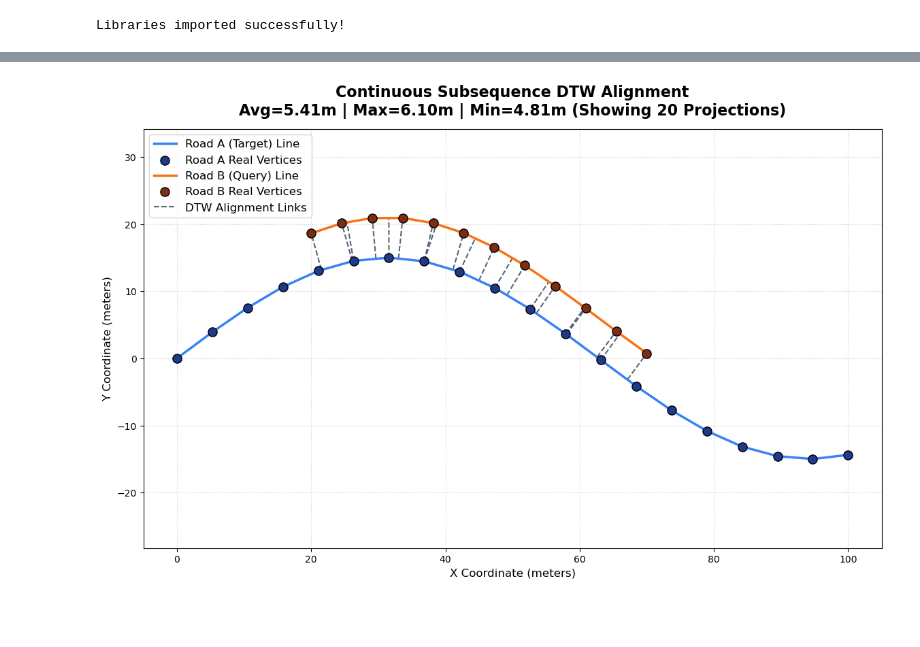
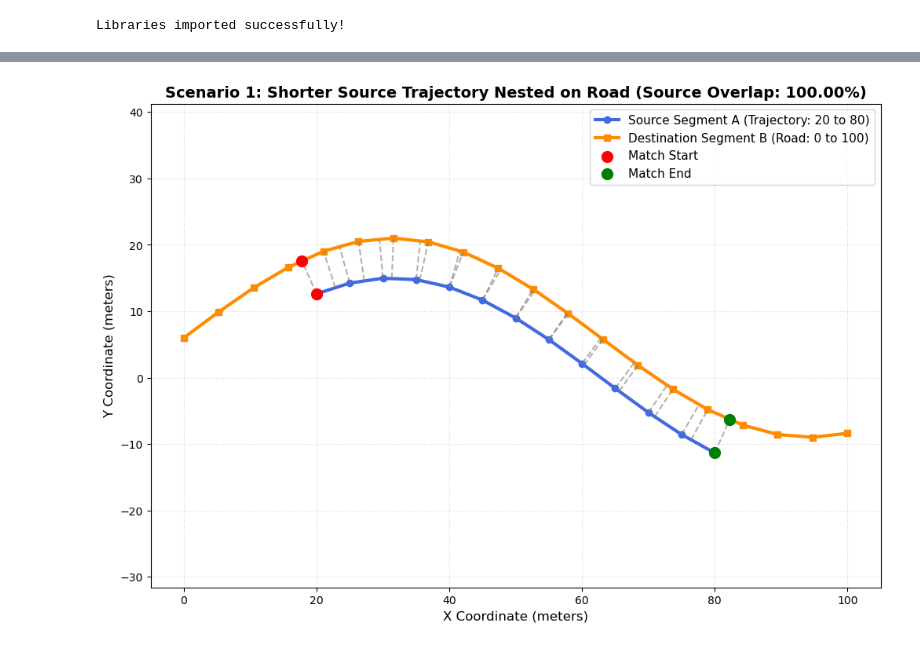
Before and after one commit to Khoshkhah/network-matching, a Jupyter notebook: notebooks/dtw_visualization.ipynb, the cells around one changed output, grey strips where cells are left out. Drawn from its saved outputs; the diff is of its cells as text; code cells hidden in the pictures; blank space fills up the shorter version.

Commit message:
feat(dtw): implement progressive overlap-based DP DTW without length swapping and update interactive visualizer notebook

```diff
--- a/notebooks/dtw_visualization.ipynb
+++ b/notebooks/dtw_visualization.ipynb
@@ -30,14 +31,14 @@ We simulate a common real-world split geometry:
 # %%
-# Generate Curve A (Long Target Road - 100 meters long)
-x_a = np.linspace(0, 100, 20)
+# Generate Source Segment A (Trajectory: shorter curved road, spanning X=20 to X=80)
+x_a = np.linspace(20, 80, 13)
 y_a = 15.0 * np.sin(x_a / 20.0)
 coords_a = list(zip(x_a, y_a))
 
-# Generate Curve B (Short Query Road - parallel but shifted up by 6 meters, spanning X=20 to X=70)
-x_b = np.linspace(20, 70, 12)
+# Generate Destination Segment B (Road: longer curved road, spanning X=0 to X=100, shifted by 6m)
+x_b = np.linspace(0, 100, 20)
 y_b = (15.0 * np.sin(x_b / 20.0)) + 6.0
 coords_b = list(zip(x_b, y_b))
 
-print(f"Road A (Target) has {len(coords_a)} vertices.")
-print(f"Road B (Query) has {len(coords_b)} vertices.")
+print(f"Source Segment A (Trajectory) has {len(coords_a)} nodes (length: ~60m).")
+print(f"Destination Segment B (Road) has {len(coords_b)} nodes (length: ~100m).")
 # %% [output]
@@ -80,32 +62,26 @@ You will observe:
-# %%
-plt.figure(figsize=(14, 8))
-
-# 1. Plot Road A (Target) Line and Real Vertices
-real_a = np.array(coords_a)
-plt.plot(real_a[:, 0], real_a[:, 1], color='#3b82f6', linewidth=2.5, label='Road A (Target) Line', zorder=2)
-plt.scatter(real_a[:, 0], real_a[:, 1], color='#1e3a8a', s=90, edgecolors='black', label='Road A Real Vertices', zorder=4) # Dark Blue
-
-# 2. Plot Road B (Query) Line and Real Vertices
-real_b = np.array(coords_b)
-plt.plot(real_b[:, 0], real_b[:, 1], color='#f97316', linewidth=2.5, label='Road B (Query) Line', zorder=2)
-plt.scatter(real_b[:, 0], real_b[:, 1], color='#7c2d12', s=90, edgecolors='black', label='Road B Real Vertices', zorder=4) # Dark Orange
-
-# 3. Draw the warping path alignment links directly from the coordinate pairs!
-for k, (pt_a, pt_b) in enumerate(warping_path):
-    label = "DTW Alignment Links" if k == 0 else ""
-    plt.plot([pt_a[0], pt_b[0]], [pt_a[1], pt_b[1]],
-             color='#475569', linestyle='--', linewidth=1.5, alpha=0.9, label=label, zorder=1)
-
-# 4. Add styling and labels
-plt.title(f"Continuous Subsequence DTW Alignment\nAvg={dtw_dist:.2f}m | Max={dtw_metrics['max']:.2f}m | Min={dtw_metrics['min']:.2f}m (Showing {len(warping_path)} Projections)",
-          fontsize=16, fontweight='bold', pad=15)
-plt.xlabel("X Coordinate (meters)", fontsize=12)
-plt.ylabel("Y Coordinate (meters)", fontsize=12)
-plt.grid(True, linestyle=':', alpha=0.6)
-plt.legend(fontsize=12, loc='upper left')
-plt.axis('equal')
-
-# Show the plot
-plt.show()
-# %% [output]
-[figure, removed]
+# %%
+plt.figure(figsize=(12, 8))
+
+# Plot segments
+x_vals_a, y_vals_a = zip(*coords_a)
+x_vals_b, y_vals_b = zip(*coords_b)
+plt.plot(x_vals_a, y_vals_a, label="Source Segment A (Trajectory: 20 to 80)", color="royalblue", linewidth=3, marker='o', markersize=6)
+plt.plot(x_vals_b, y_vals_b, label="Destination Segment B (Road: 0 to 100)", color="darkorange", linewidth=3, marker='s', markersize=6)
+
+# Draw warping path alignment links
+for idx, (pt_a, pt_b) in enumerate(warping_path):
+    plt.plot([pt_a[0], pt_b[0]], [pt_a[1], pt_b[1]], color="gray", linestyle="--", alpha=0.6)
+    if idx == 0:
+        plt.scatter([pt_a[0], pt_b[0]], [pt_a[1], pt_b[1]], color="red", zorder=5, s=100, label="Match Start")
+    elif idx == len(warping_path) - 1:
+        plt.scatter([pt_a[0], pt_b[0]], [pt_a[1], pt_b[1]], color="green", zorder=5, s=100, label="Match End")
+
+plt.title(f"Scenario 1: Shorter Source Trajectory Nested on Road (Source Overlap: {dtw_metrics['overlap_pct']:.2f}%)", fontsize=14, fontweight='bold')
+plt.xlabel("X Coordinate (meters)", fontsize=12)
+plt.ylabel("Y Coordinate (meters)", fontsize=12)
+plt.grid(True, linestyle=":", alpha=0.5)
+plt.legend(fontsize=11, loc="best")
+plt.axis("equal")
+plt.show()
+# %% [output]
+[figure, added]
```
Also changed, not shown: parts of 13 cells of this notebook, 4 other files.
